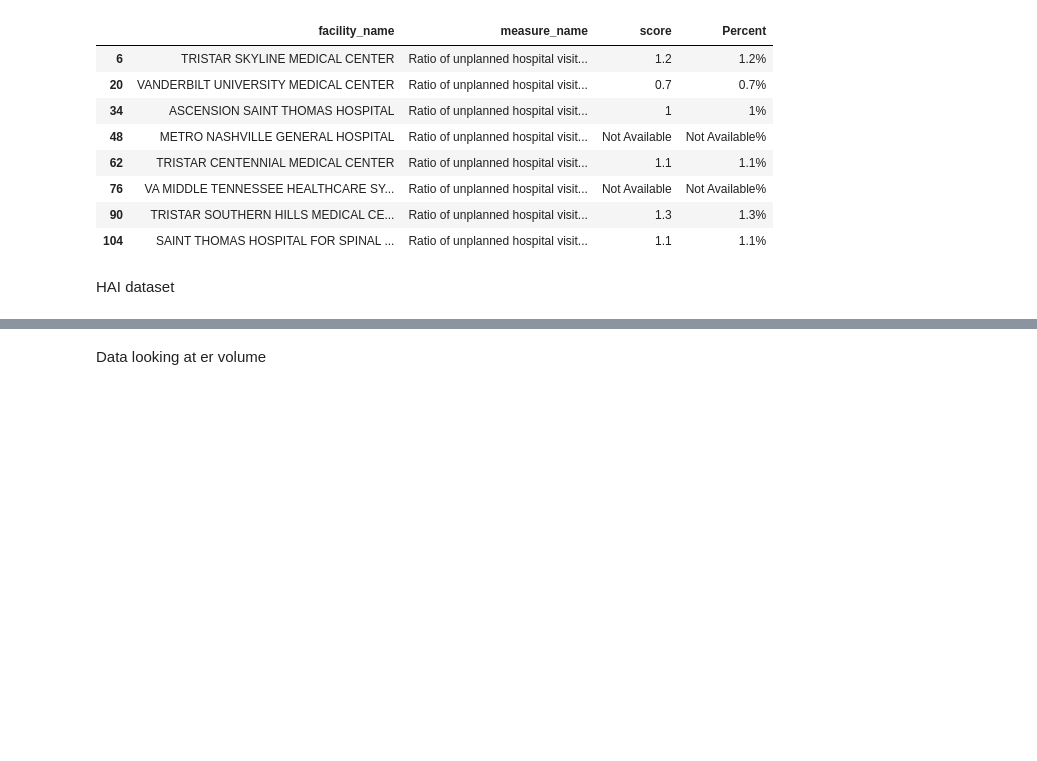
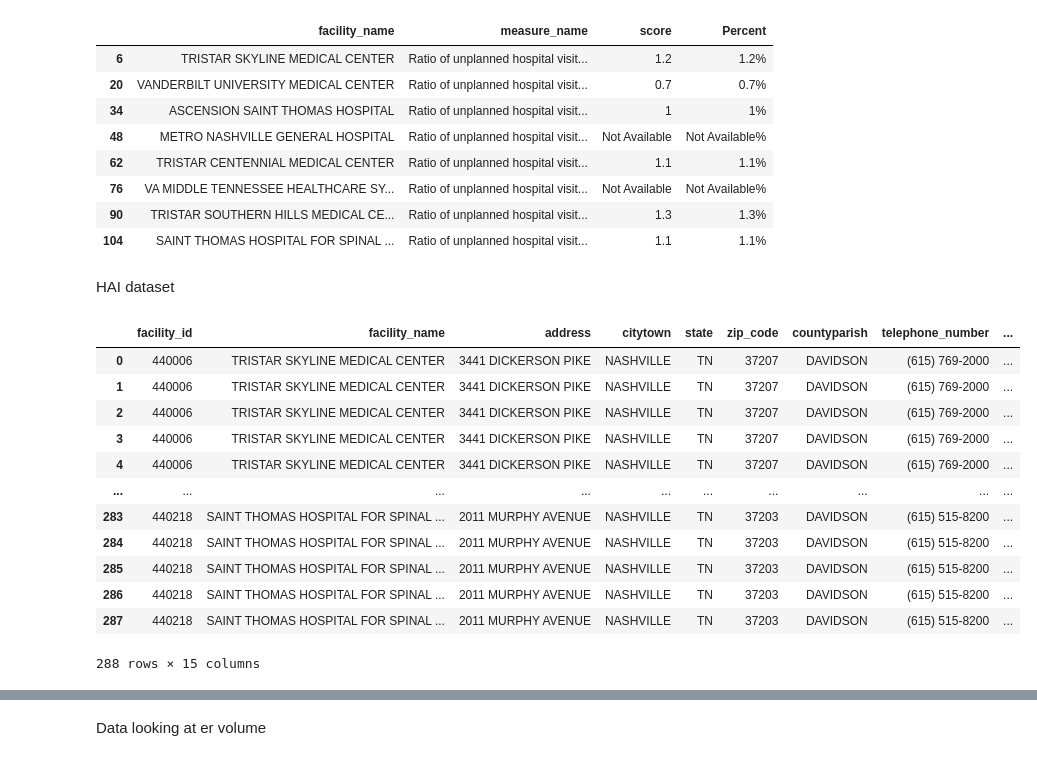
Before and after one commit to hlawson220/capstone_DA9_hlawson, a Jupyter notebook: notebook/capstone_data.ipynb, the cells around one changed output, grey strips where cells are left out. Drawn from its saved outputs; the diff is of its cells as text; code cells hidden in the pictures; blank space fills up the shorter version.

```diff
--- a/notebook/capstone_data.ipynb
+++ b/notebook/capstone_data.ipynb
@@ -165,7 +165,22 @@ df8.to_csv('unplan_visit_drop.csv', index=False)
 # %% [markdown]
 HAI dataset
 # %%
-#nash_tn_hai = pd.read_csv('..\data\HAIcsv.csv')
+nash_tn_hai = pd.read_csv('..\data\HAIcsv.csv')
+nash_tn_hai
+# %% [output]
+|  | facility_id | facility_name | address | citytown | state | zip_code | countyparish | telephone_number | ... |
+| 0 | 440006 | TRISTAR SKYLINE MEDICAL CENTER | 3441 DICKERSON PIKE | NASHVILLE | TN | 37207 | DAVIDSON | (615) 769-2000 | ... |
+| 1 | 440006 | TRISTAR SKYLINE MEDICAL CENTER | 3441 DICKERSON PIKE | NASHVILLE | TN | 37207 | DAVIDSON | (615) 769-2000 | ... |
+| 2 | 440006 | TRISTAR SKYLINE MEDICAL CENTER | 3441 DICKERSON PIKE | NASHVILLE | TN | 37207 | DAVIDSON | (615) 769-2000 | ... |
+| 3 | 440006 | TRISTAR SKYLINE MEDICAL CENTER | 3441 DICKERSON PIKE | NASHVILLE | TN | 37207 | DAVIDSON | (615) 769-2000 | ... |
+| 4 | 440006 | TRISTAR SKYLINE MEDICAL CENTER | 3441 DICKERSON PIKE | NASHVILLE | TN | 37207 | DAVIDSON | (615) 769-2000 | ... |
+| ... | ... | ... | ... | ... | ... | ... | ... | ... | ... |
+| 283 | 440218 | SAINT THOMAS HOSPITAL FOR SPINAL ... | 2011 MURPHY AVENUE | NASHVILLE | TN | 37203 | DAVIDSON | (615) 515-8200 | ... |
+| 284 | 440218 | SAINT THOMAS HOSPITAL FOR SPINAL ... | 2011 MURPHY AVENUE | NASHVILLE | TN | 37203 | DAVIDSON | (615) 515-8200 | ... |
+| 285 | 440218 | SAINT THOMAS HOSPITAL FOR SPINAL ... | 2011 MURPHY AVENUE | NASHVILLE | TN | 37203 | DAVIDSON | (615) 515-8200 | ... |
+| 286 | 440218 | SAINT THOMAS HOSPITAL FOR SPINAL ... | 2011 MURPHY AVENUE | NASHVILLE | TN | 37203 | DAVIDSON | (615) 515-8200 | ... |
+| 287 | 440218 | SAINT THOMAS HOSPITAL FOR SPINAL ... | 2011 MURPHY AVENUE | NASHVILLE | TN | 37203 | DAVIDSON | (615) 515-8200 | ... |
+288 rows × 15 columns
 # %%
 #hcahps_df = pd.read_csv('..\data\HCAHPS-State_capstonecsv.csv')
 # %%
```
Also changed, not shown: parts of 31 cells of this notebook, 6 other files.
